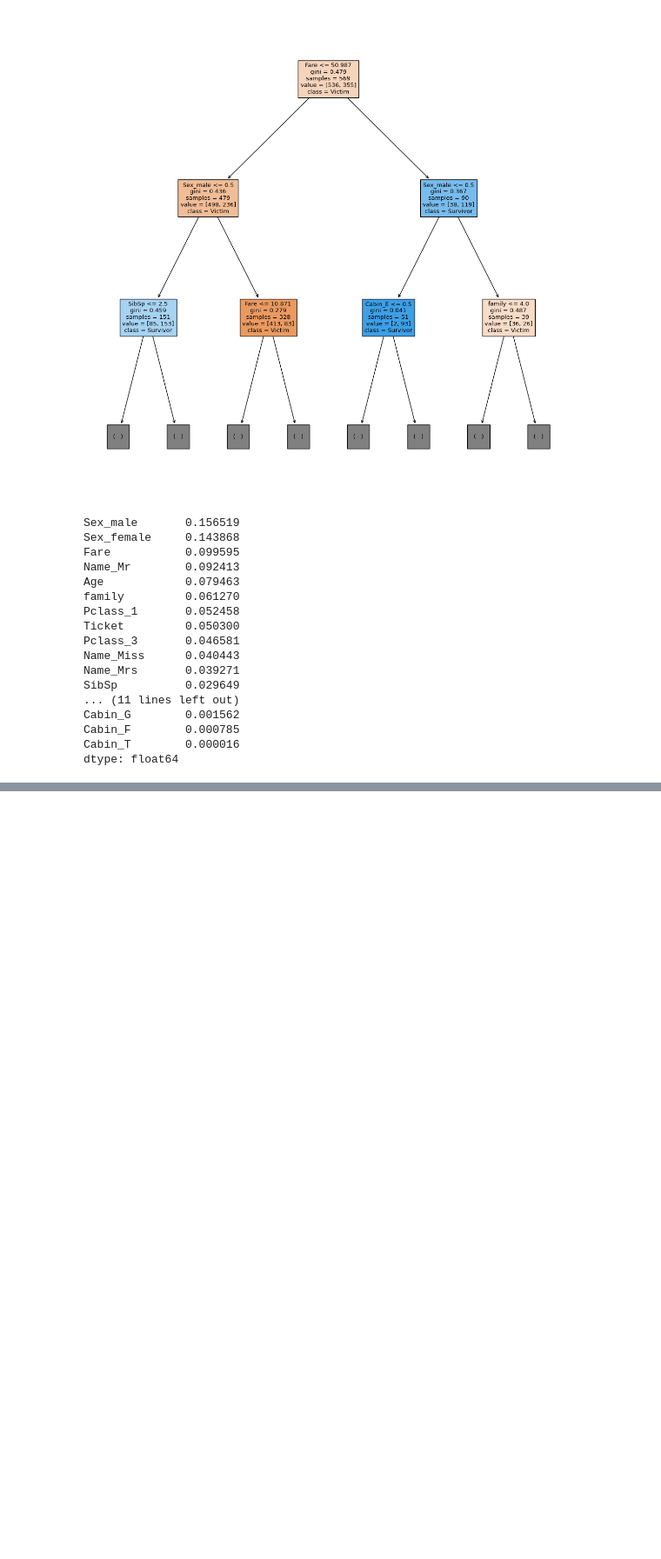
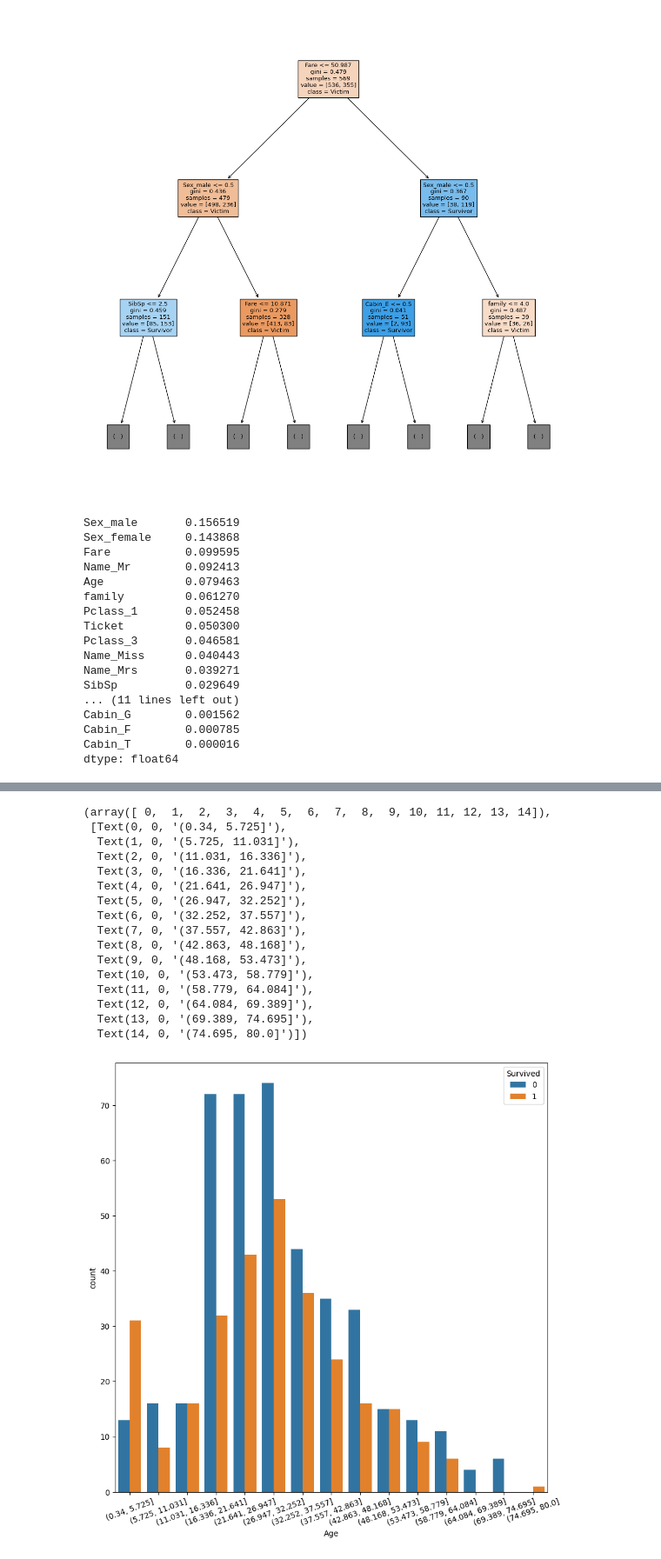
Before and after one commit to nickLin1225/AI_tibame, a Jupyter notebook: titanic.ipynb, the cells around one changed output, grey strips where cells are left out. Shown: that part at 87% size. Cells and saved outputs as stored; diff of their text form; code cells hidden in the pictures; blank space fills up the shorter version.

```diff
--- a/titanic.ipynb
+++ b/titanic.ipynb
@@ -424,0 +448,23 @@ dtype: float64
+# %%
+plt.figure(figsize=(10, 10))
+c = pd.cut(datas["Age"], bins=15)
+sns.countplot(x=c, hue=datas["Survived"])
+plt.xticks(rotation=20)
+# %% [output]
+(array([ 0,  1,  2,  3,  4,  5,  6,  7,  8,  9, 10, 11, 12, 13, 14]),
+ [Text(0, 0, '(0.34, 5.725]'),
+  Text(1, 0, '(5.725, 11.031]'),
+  Text(2, 0, '(11.031, 16.336]'),
+  Text(3, 0, '(16.336, 21.641]'),
+  Text(4, 0, '(21.641, 26.947]'),
+  Text(5, 0, '(26.947, 32.252]'),
+  Text(6, 0, '(32.252, 37.557]'),
+  Text(7, 0, '(37.557, 42.863]'),
+  Text(8, 0, '(42.863, 48.168]'),
+  Text(9, 0, '(48.168, 53.473]'),
+  Text(10, 0, '(53.473, 58.779]'),
+  Text(11, 0, '(58.779, 64.084]'),
+  Text(12, 0, '(64.084, 69.389]'),
+  Text(13, 0, '(69.389, 74.695]'),
+  Text(14, 0, '(74.695, 80.0]')])
+[figure, added]
```
Also changed, not shown: parts of 2 cells of this notebook.
